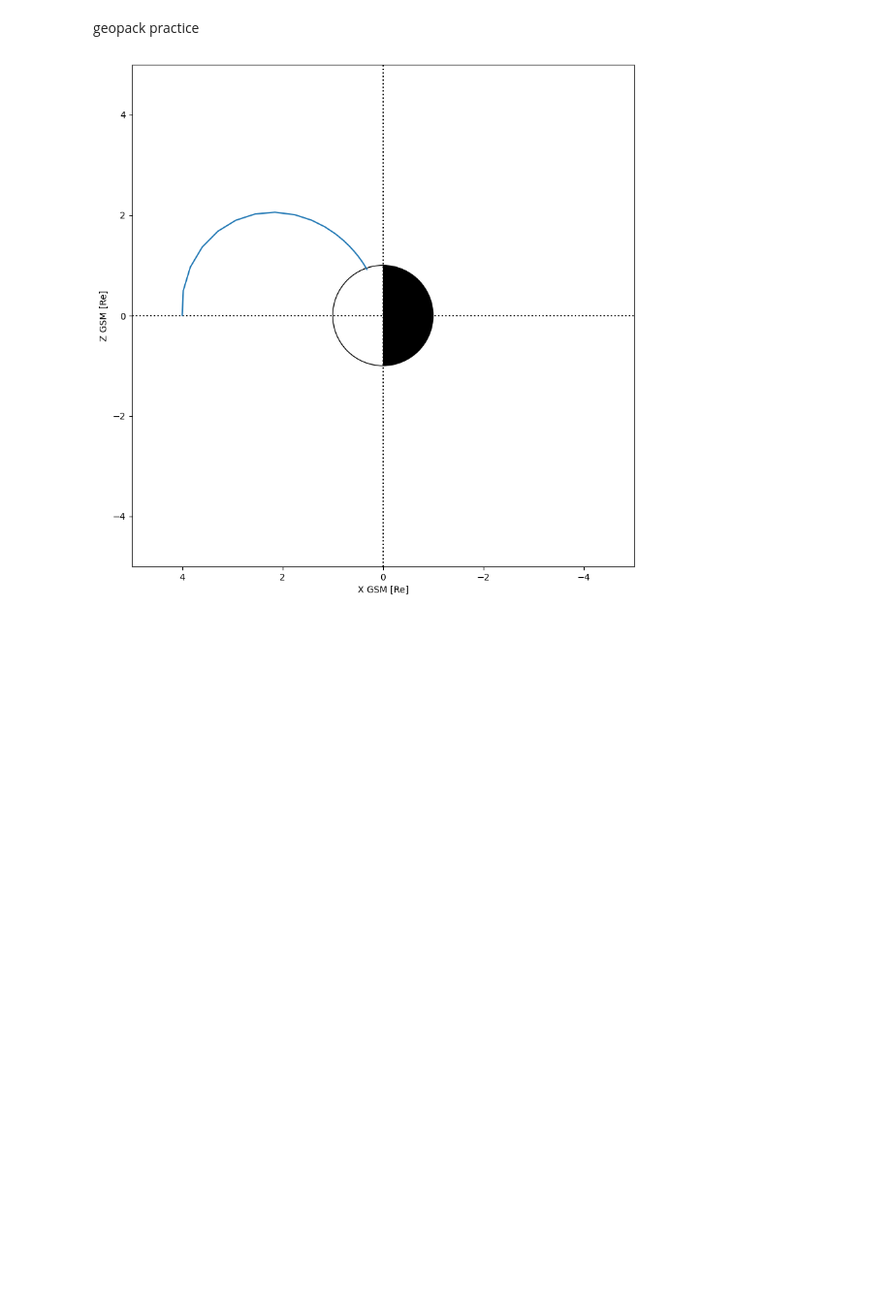
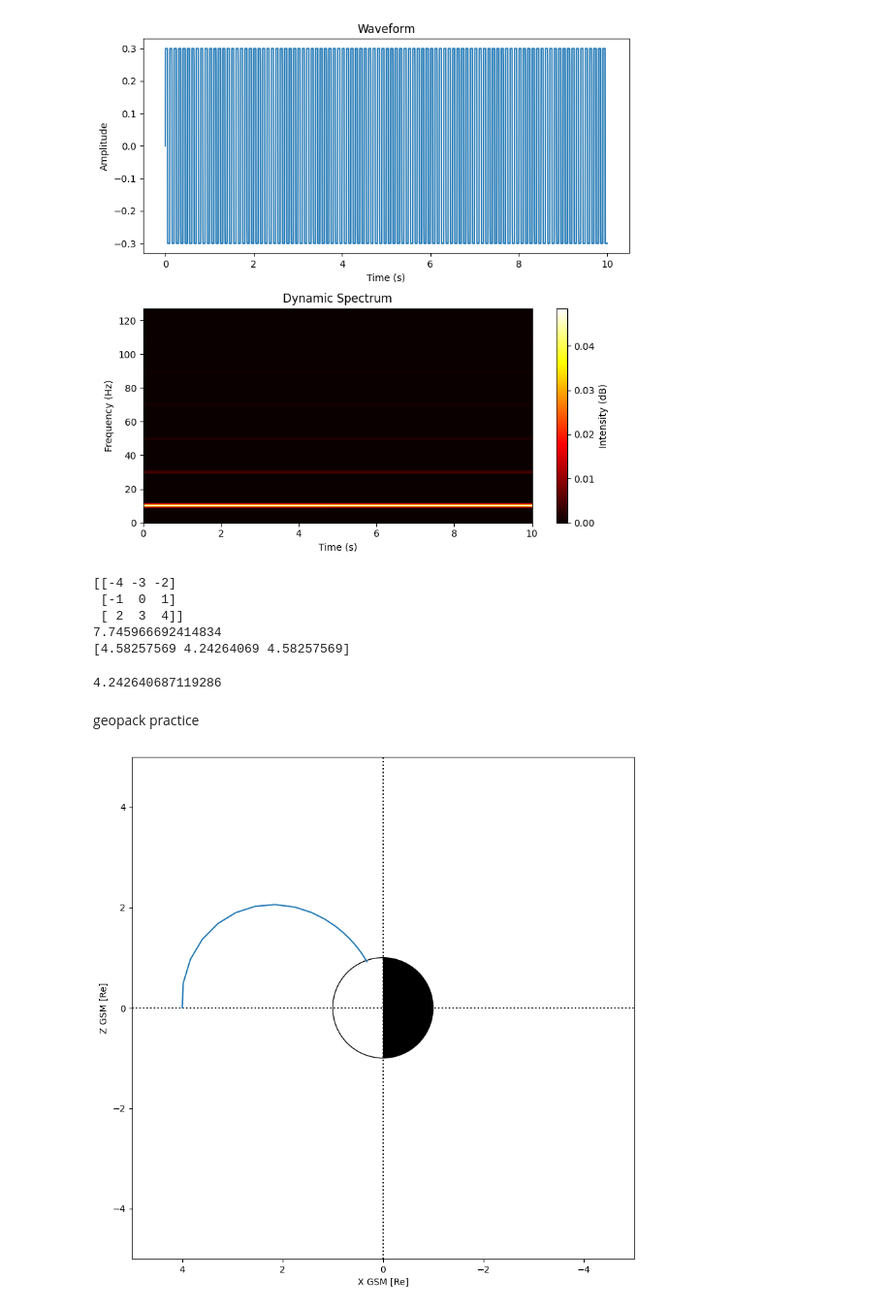
Before and after one commit to shuji-onosawa/akebono_analysis, a Jupyter notebook: src/memo.ipynb, the cells around one changed output. Shown at 97% size. Cells and saved outputs as stored; diff of their text form; code cells hidden in the pictures; blank space fills up the shorter version.

```diff
--- a/src/memo.ipynb
+++ b/src/memo.ipynb
@@ -1,3 +1,71 @@
+# %%
+import numpy as np
+import matplotlib.pyplot as plt
+
+# パラメータの設定
+sampling_rate = 254  # サンプリングレート (1秒間に254点)
+duration = 10  # 測定時間 (10秒)
+
+# 時間軸の作成
+time = np.arange(0, duration, 1/sampling_rate)
+
+# 模擬波形の作成 単位はmV/m
+amplitude = 10 * np.sin(2 * np.pi * 10 * time)
+
+saturation_value = 0.3
+amplitude[amplitude > saturation_value] = saturation_value
+amplitude[amplitude < -saturation_value] = -saturation_value
+# ダイナミックスペクトラムの作成
+spectrogram, freqs, _, _ = plt.specgram(amplitude, Fs=sampling_rate, NFFT=256, noverlap=128)
+plt.close()
+# プロットの作成
+fig, axes = plt.subplots(2, 1, figsize=(8, 8))
+
+# 波形のプロット
+axes[0].plot(time, amplitude)
+axes[0].set_xlabel('Time (s)')
+axes[0].set_ylabel('Amplitude')
+axes[0].set_title('Waveform')
+
+# ダイナミックスペクトラムのプロット
+axes[1].imshow(spectrogram, aspect='auto', cmap='hot', origin='lower', extent=[0, duration, freqs[0], freqs[-1]])
+axes[1].set_xlabel('Time (s)')
+axes[1].set_ylabel('Frequency (Hz)')
+axes[1].set_title('Dynamic Spectrum')
+# colorbarの追加
+cbar = plt.colorbar(axes[1].images[0], ax=axes[1])
+cbar.set_label('Intensity (dB)')
+plt.tight_layout()
+plt.show()
+# %% [output]
+[figure, added]
+# %%
+from numpy import linalg as LNG
+import numpy as np
+
+# creating an array using arrange function
+# -3, -2, -1, 0, 1, 2, 3, 4, 5
+a = np.arange(9) - 4
+# converting the array into a matrix of 3x3
+a = a.reshape((3,3))
+# Printing matrix
+print(a)
+
+# computing norm for a matrix
+print(LNG.norm(a))
+
+# computing vector norms
+print(LNG.norm(a, axis=0))
+# %% [output]
+[[-4 -3 -2]
+ [-1  0  1]
+ [ 2  3  4]]
+7.745966692414834
+[4.58257569 4.24264069 4.58257569]
+# %%
+3*2**0.5
+# %% [output]
+4.242640687119286
 # %% [markdown]
 geopack practice
 # %%
```
